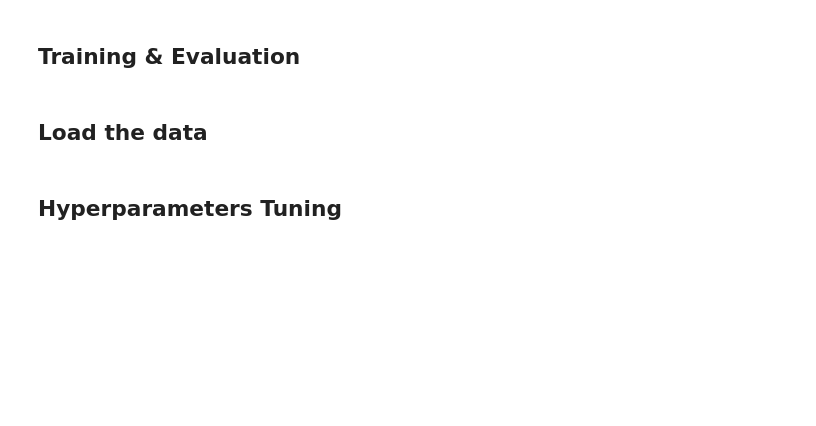
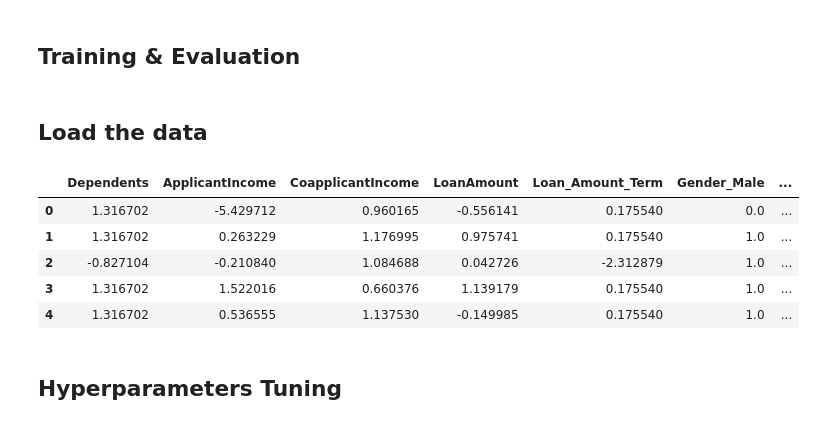
Before and after one commit to BecayeSoft/Loan-Eligibility-Assessment, a Jupyter notebook: notebooks/training.ipynb, the cells around one changed output. Saved outputs shown, nothing was run; the diff lists cells and outputs as text; code cells hidden in the pictures; blank space fills up the shorter version.

```diff
--- a/notebooks/training.ipynb
+++ b/notebooks/training.ipynb
@@ -17,6 +17,15 @@ from joblib import dump
 # %%
 train_df = pd.read_csv('../data/processed/train.csv')
 val_df = pd.read_csv('../data/processed/val.csv')
+# %%
+train_df.head()
+# %% [output]
+|  | Dependents | ApplicantIncome | CoapplicantIncome | LoanAmount | Loan_Amount_Term | Gender_Male | ... |
+| 0 | 1.316702 | -5.429712 | 0.960165 | -0.556141 | 0.175540 | 0.0 | ... |
+| 1 | 1.316702 | 0.263229 | 1.176995 | 0.975741 | 0.175540 | 1.0 | ... |
+| 2 | -0.827104 | -0.210840 | 1.084688 | 0.042726 | -2.312879 | 1.0 | ... |
+| 3 | 1.316702 | 1.522016 | 0.660376 | 1.139179 | 0.175540 | 1.0 | ... |
+| 4 | 1.316702 | 0.536555 | 1.137530 | -0.149985 | 0.175540 | 1.0 | ... |
 # %% [markdown]
 ## Hyperparameters Tuning
 # %% [markdown]
```
Also changed, not shown: parts of 9 cells of this notebook, 21 other files.
